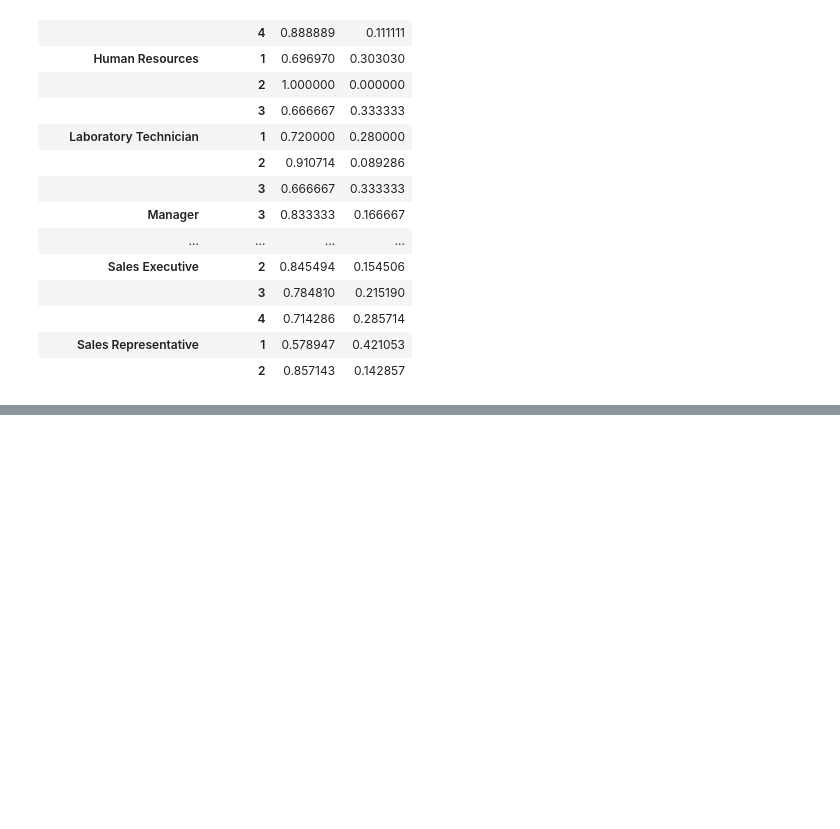
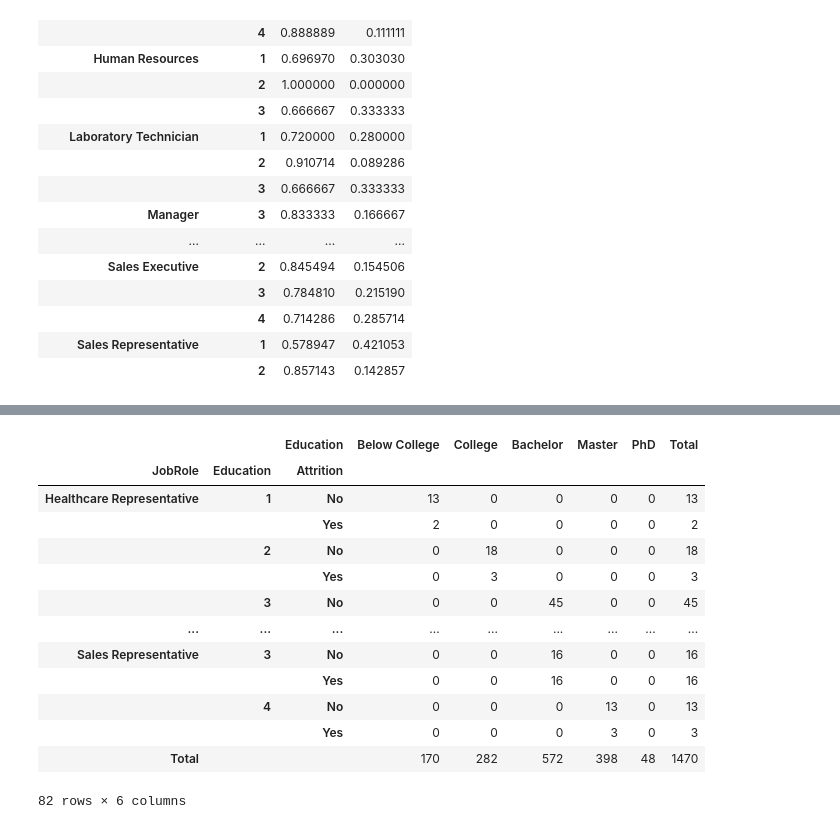
Before and after one commit to kiwsley/ciencia_de_dados, a Jupyter notebook: pandas/14_projeto_ibm_01_reconhecendo_a_base_inicio.ipynb, the cells around one changed output, grey strips where cells are left out. Drawn from its saved outputs; the diff is of its cells as text; code cells hidden in the pictures; blank space fills up the shorter version.

```diff
--- a/pandas/14_projeto_ibm_01_reconhecendo_a_base_inicio.ipynb
+++ b/pandas/14_projeto_ibm_01_reconhecendo_a_base_inicio.ipynb
@@ -815,0 +882,8 @@ pd.crosstab([dados["JobRole"], dados["JobLevel"]],dados["Attrition"],normalize="
+# %%
+mapemento_educacao = {
+    1:"Below College",
+    2:"College",
+    3:"Bachelor",
+    4:"Master",
+    5:"PhD"
+}
@@ -815,0 +985,22 @@ pd.crosstab([dados["JobRole"], dados["JobLevel"]],dados["Attrition"],normalize="
+# %%
+pd.crosstab(
+    [dados["JobRole"],dados["Education"],dados["Attrition"]],
+    dados["Education"],
+    margins=True,
+    margins_name="Total",
+    ).rename(columns=mapemento_educacao)
+# %% [output]
+|  |  | Education | Below College | College | Bachelor | Master | PhD | Total |
+| JobRole | Education | Attrition |  |  |  |  |  |  |
+| Healthcare Representative | 1 | No | 13 | 0 | 0 | 0 | 0 | 13 |
+|  |  | Yes | 2 | 0 | 0 | 0 | 0 | 2 |
+|  | 2 | No | 0 | 18 | 0 | 0 | 0 | 18 |
+|  |  | Yes | 0 | 3 | 0 | 0 | 0 | 3 |
+|  | 3 | No | 0 | 0 | 45 | 0 | 0 | 45 |
+| ... | ... | ... | ... | ... | ... | ... | ... | ... |
+| Sales Representative | 3 | No | 0 | 0 | 16 | 0 | 0 | 16 |
+|  |  | Yes | 0 | 0 | 16 | 0 | 0 | 16 |
+|  | 4 | No | 0 | 0 | 0 | 13 | 0 | 13 |
+|  |  | Yes | 0 | 0 | 0 | 3 | 0 | 3 |
+| Total |  |  | 170 | 282 | 572 | 398 | 48 | 1470 |
+82 rows × 6 columns
```
Also changed, not shown: parts of 12 cells of this notebook, 1 other file.
